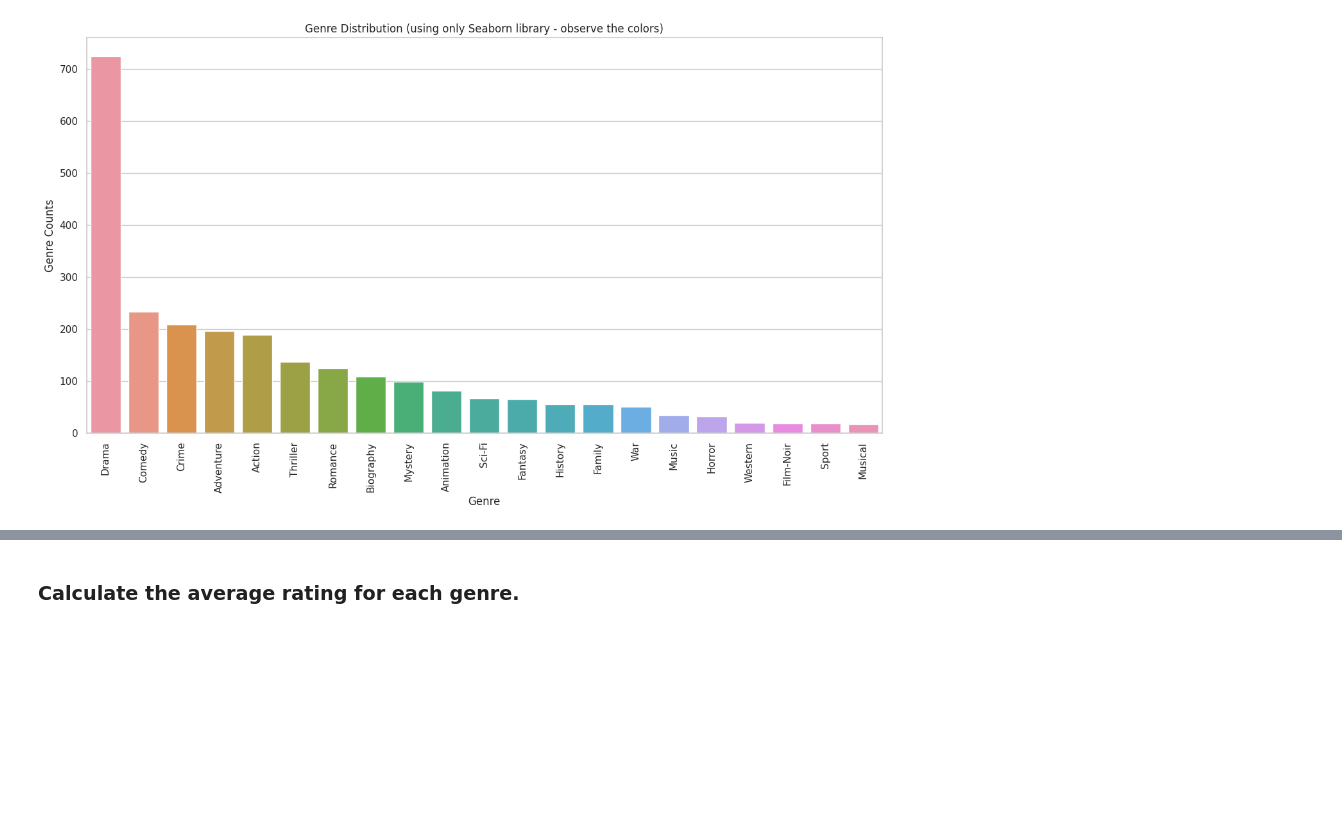
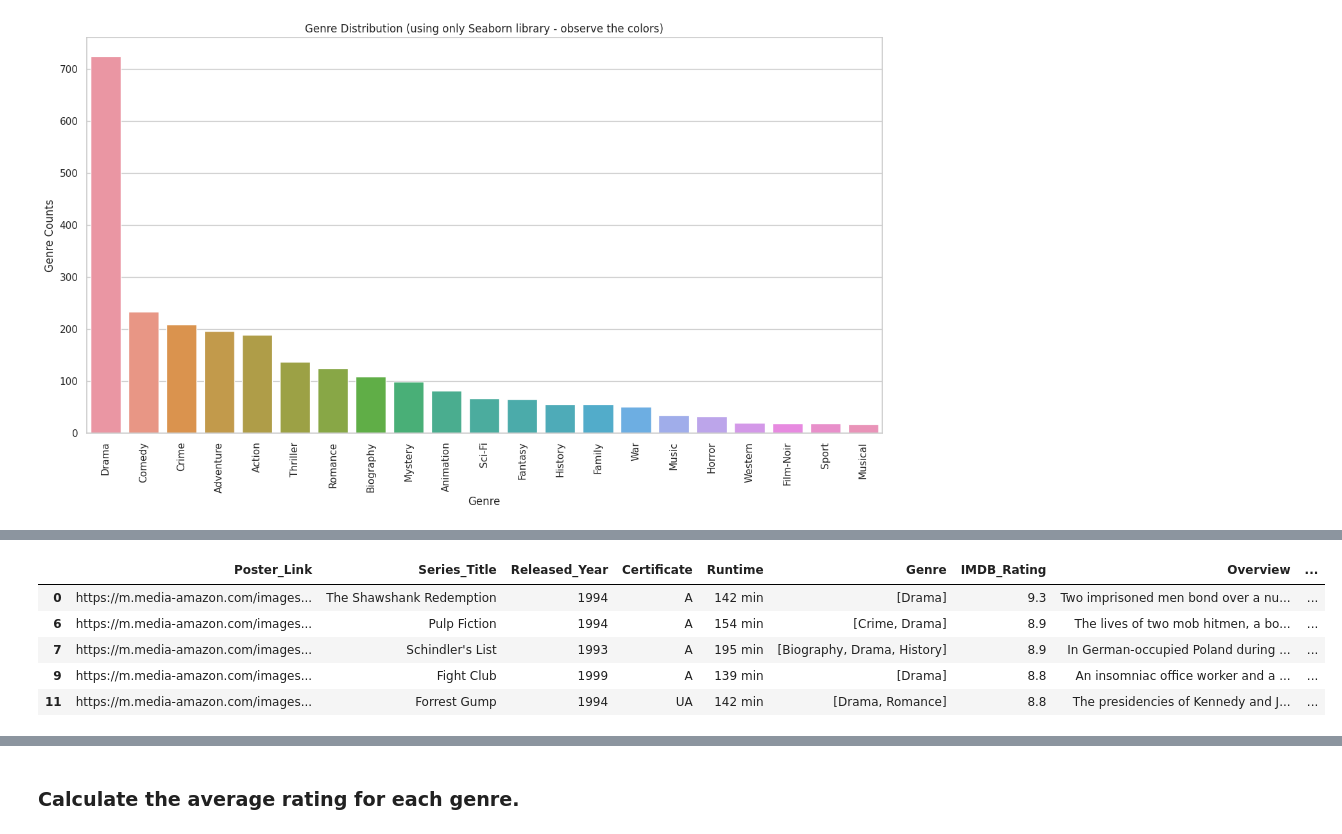
Before and after one commit to codekunoichi/learning-datascience, a Jupyter notebook: pandas/portfolio-projects/prob_2_explore_movie_data.ipynb, the cells around one changed output, grey strips where cells are left out. Drawn from its saved outputs; the diff is of its cells as text; code cells hidden in the pictures; blank space fills up the shorter version.

```diff
--- a/pandas/portfolio-projects/prob_2_explore_movie_data.ipynb
+++ b/pandas/portfolio-projects/prob_2_explore_movie_data.ipynb
@@ -126,0 +184,10 @@ Text(0, 0.5, 'Genre Counts')
+# %%
+movie_data_80s_90s = movie_data.loc[(movie_data.Released_Year >=  1980) & (movie_data.Released_Year <  2000)]
+movie_data_80s_90s.head()
+# %% [output]
+|  | Poster_Link | Series_Title | Released_Year | Certificate | Runtime | Genre | IMDB_Rating | Overview | ... |
+| 0 | https://m.media-amazon.com/images... | The Shawshank Redemption | 1994 | A | 142 min | [Drama] | 9.3 | Two imprisoned men bond over a nu... | ... |
+| 6 | https://m.media-amazon.com/images... | Pulp Fiction | 1994 | A | 154 min | [Crime, Drama] | 8.9 | The lives of two mob hitmen, a bo... | ... |
+| 7 | https://m.media-amazon.com/images... | Schindler's List | 1993 | A | 195 min | [Biography, Drama, History] | 8.9 | In German-occupied Poland during ... | ... |
+| 9 | https://m.media-amazon.com/images... | Fight Club | 1999 | A | 139 min | [Drama] | 8.8 | An insomniac office worker and a ... | ... |
+| 11 | https://m.media-amazon.com/images... | Forrest Gump | 1994 | UA | 142 min | [Drama, Romance] | 8.8 | The presidencies of Kennedy and J... | ... |
```
Also changed, not shown: parts of 8 cells of this notebook.
